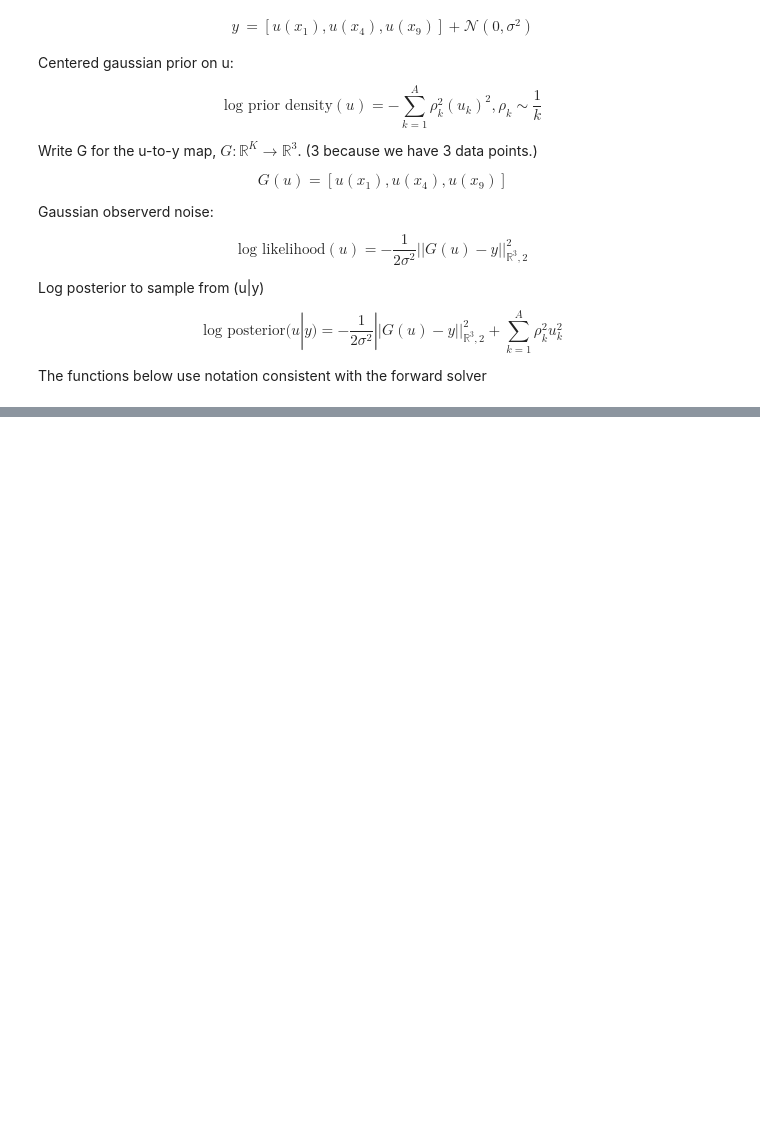
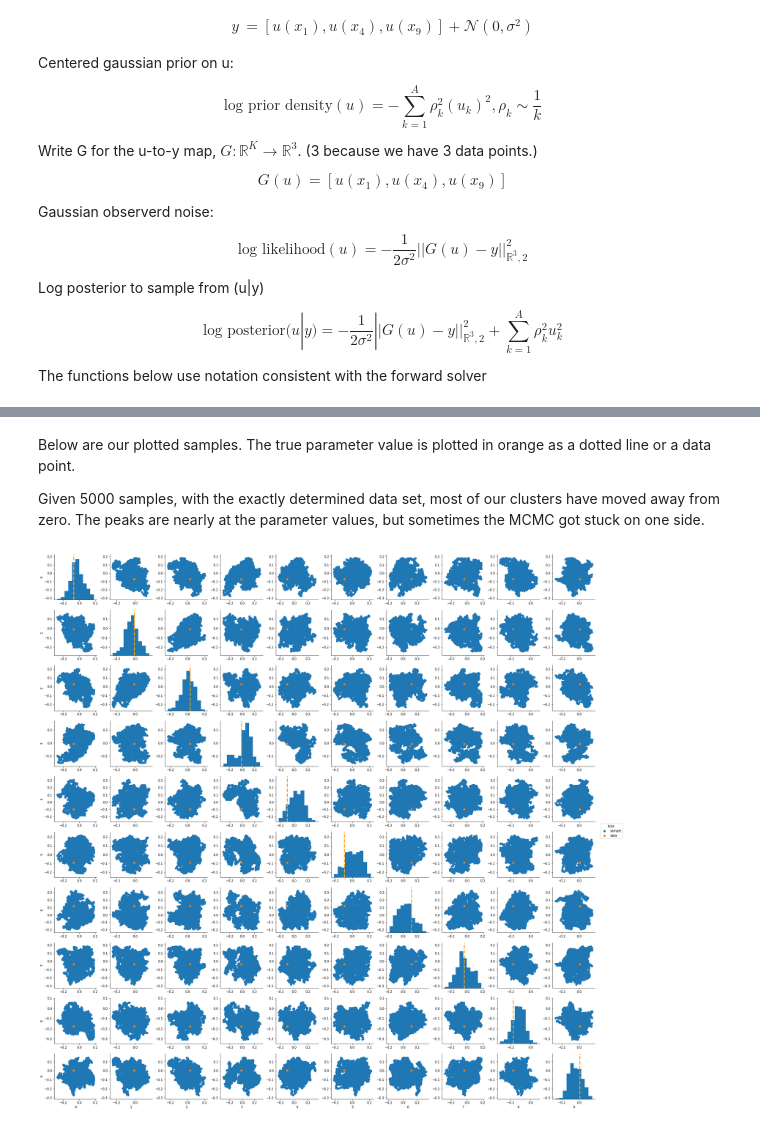
Before and after one commit to bkmi/mcmc, a Jupyter notebook: Darcy Flow.ipynb, the cells around one changed output, grey strips where cells are left out. Cells and saved outputs as stored; diff of their text form; code cells hidden in the pictures; blank space fills up the shorter version.

```diff
--- a/Darcy Flow.ipynb
+++ b/Darcy Flow.ipynb
@@ -419,0 +406,10 @@ plt.savefig('8_data_pts', format=None)
+# %%
+data_inds = list(range(len(g) - 2)) # [0, 3, 7]
+data = np.asarray([[g[i + 1], soln[i]] for i in data_inds])
+
+corruption_sigma = 1
+
+corrupted_data = data.copy()
+corrupted_data[:, 1] += corruption_sigma * np.random.randn(len(data_inds))
+
+print(data, '\n', corrupted_data)
@@ -419,0 +433,40 @@ plt.savefig('8_data_pts', format=None)
+# %%
+states = [np.zeros_like(g)]
+steps = 5000
+
+noise_sigma = 1
+prop_sigma = 1/nodes ** 2
+prior_sigma = 1/nodes
+
+for i in range(steps):
+    try:
+        states.append(spec_metropolis_step(states[-1],
+                                           corrupted_data[:, 1],
+                                           data_inds,
+                                           noise_sigma,
+                                           prop_sigma,
+                                           prior_sigma,
+                                           f,
+                                           g))
+    except np.linalg.LinAlgError:
+        continue
+
+states = np.asarray(states)
+# %%
+df = pd.DataFrame(states)
+df.loc[:, 'type'] = pd.Series(['sample'] * df.shape[0], index=df.index)
+df2 = pd.DataFrame(pars[:, np.newaxis].T, columns=df.columns[:-1])
+df2.loc[:, 'type'] = pd.Series(['data'])
+df = df.append(df2, ignore_index=True)
+
+# sns.pairplot(df, hue='type')
+# plt.show()
+# # plt.savefig('8_data_pts', format=None)
+# %% [markdown]
+Below are our plotted samples. The true parameter value is plotted in orange as a dotted line or a data point.
+
+Given 5000 samples, with the exactly determined data set, most of our clusters have moved away from zero. The peaks are nearly at the parameter values, but sometimes the MCMC got stuck on one side.
+# %%
+pairplotit(df)
+# %% [output]
+[figure, added]
```
Also changed, not shown: parts of 32 cells of this notebook.
